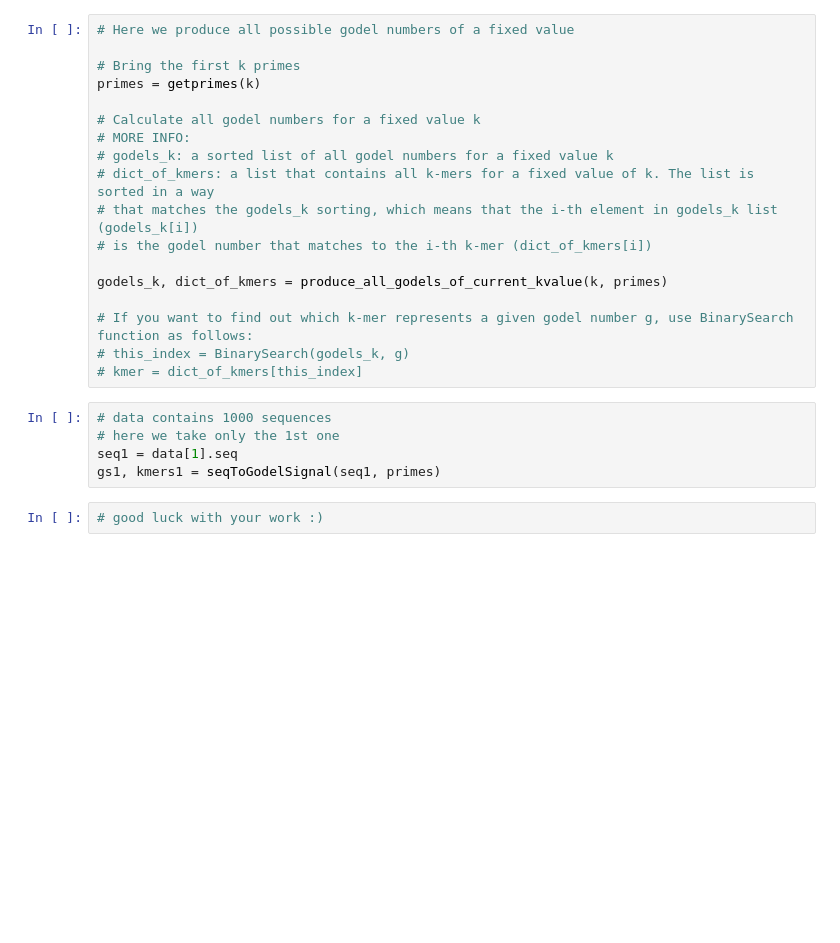
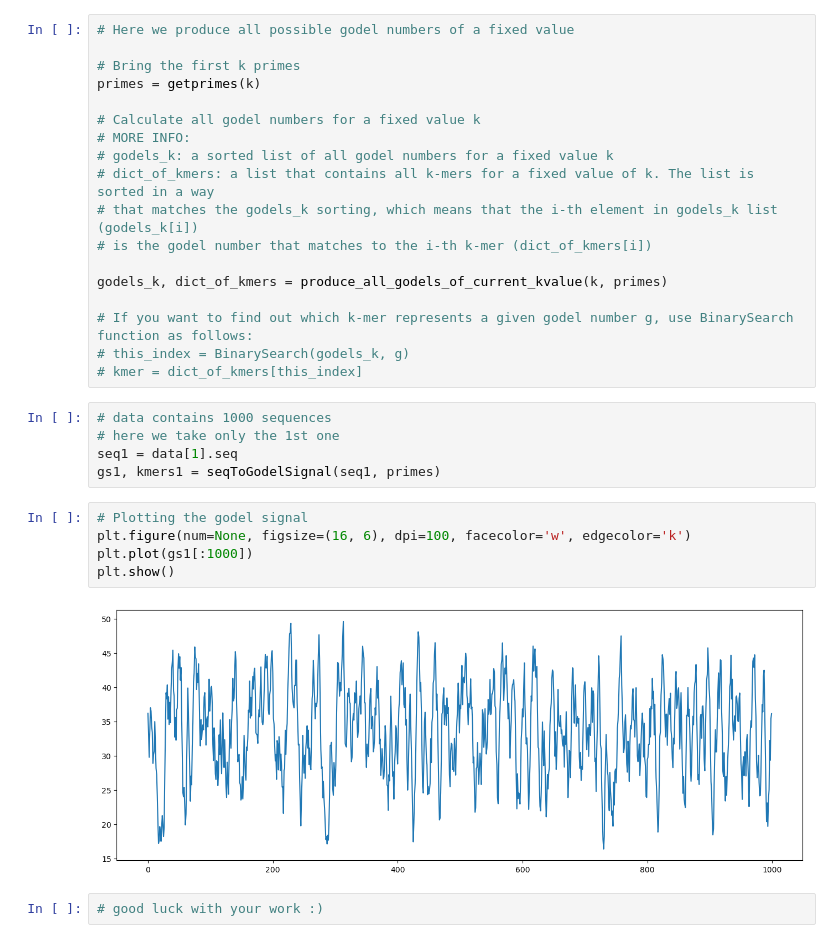
Before and after one commit to togkousa/kmerGodelSignals, a Jupyter notebook: dna_to_godel.ipynb, the cells around one changed output. Cells and saved outputs as stored; diff of their text form; blank space fills up the shorter version.

Commit message:
plotting

```diff
--- a/dna_to_godel.ipynb
+++ b/dna_to_godel.ipynb
@@ -158,5 +158,12 @@ godels_k, dict_of_kmers = produce_all_godels_of_current_kvalue(k, primes)
 # here we take only the 1st one
 seq1 = data[1].seq
 gs1, kmers1 = seqToGodelSignal(seq1, primes)
+# %%
+# Plotting the godel signal
+plt.figure(num=None, figsize=(16, 6), dpi=100, facecolor='w', edgecolor='k')
+plt.plot(gs1[:1000])
+plt.show()
+# %% [output]
+[figure, added]
 # %%
 # good luck with your work :)
```
Also changed, not shown: 1 other file.
